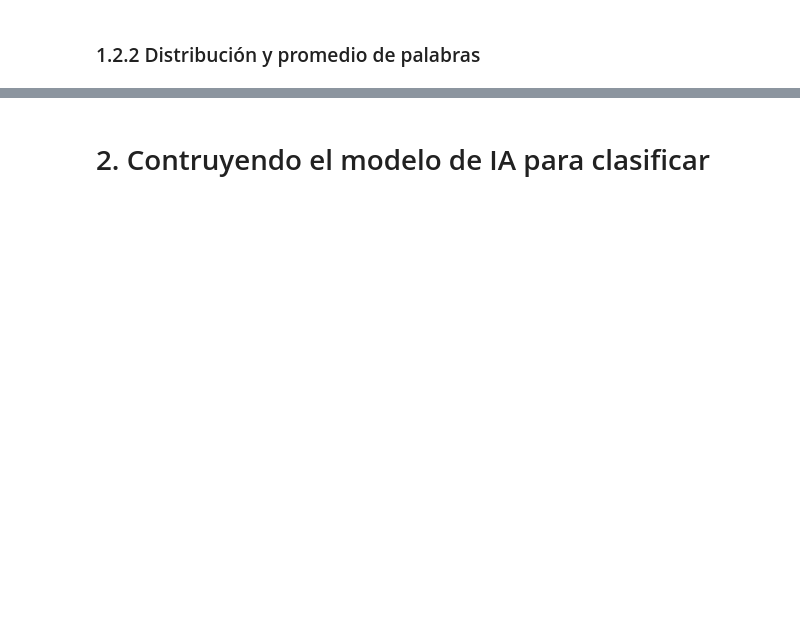
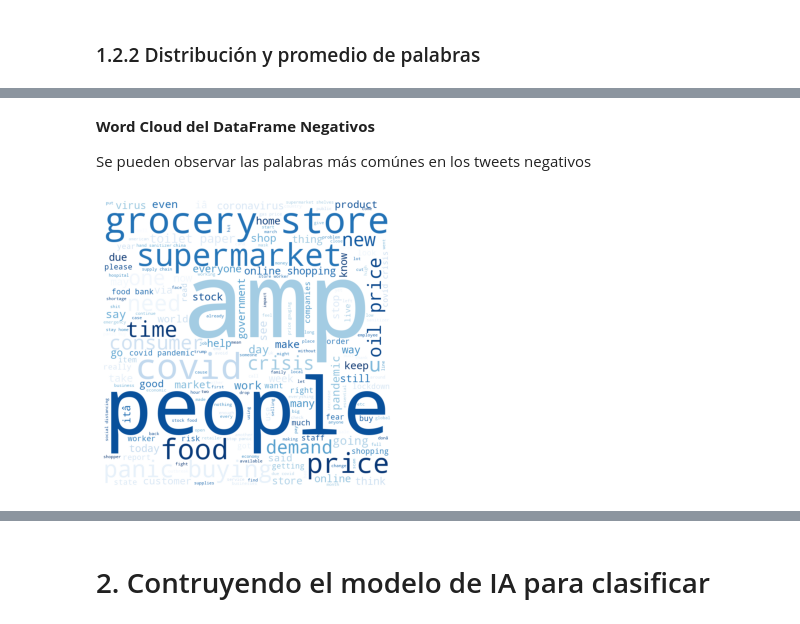
Before and after one commit to AlejandroE-SanchezV/Text-Classification-AI-Model-on-COVID-19-Tweets, a Jupyter notebook: FinalProject_TwittClassification.ipynb, the cells around one changed output, grey strips where cells are left out. Cells and saved outputs as stored; diff of their text form; code cells hidden in the pictures; blank space fills up the shorter version.

```diff
--- a/FinalProject_TwittClassification.ipynb
+++ b/FinalProject_TwittClassification.ipynb
@@ -317,0 +433,8 @@ ax3.set_xlim(0,20)
+# %%
+def remove_hash(x):
+    text=re.sub(r'#\w+','',x)
+    return text
+
+def remove_mention(x):
+    text=re.sub(r'@\w+','',x)
+    return text
@@ -317,0 +518,18 @@ ax3.set_xlim(0,20)
+# %% [markdown]
+**Word Cloud del DataFrame Negativos**
+
+Se pueden observar las palabras más comúnes en los tweets negativos
+# %%
+wordcloud = WordCloud(width = 800, height = 800,
+                background_color ='white',
+                colormap="Blues",
+                min_font_size = 10).generate(bagWords(dataFrameNeg))
+
+# plot the WordCloud image
+plt.figure(figsize = (4,4), facecolor = None)
+plt.imshow(wordcloud)
+plt.axis("off")
+plt.tight_layout(pad = 0)
+plt.show()
+# %% [output]
+[figure, added]
```
Also changed, not shown: parts of 38 cells of this notebook.
